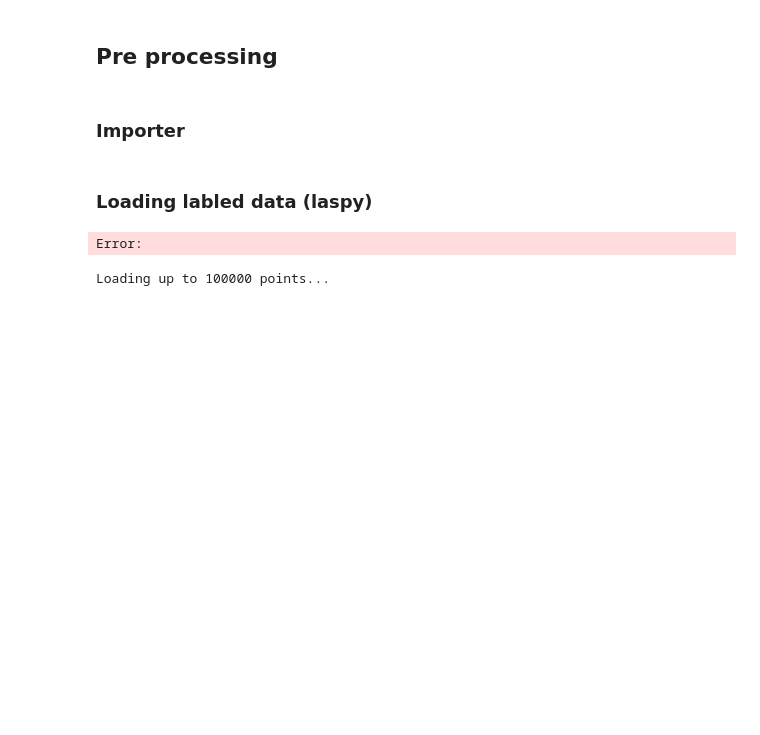
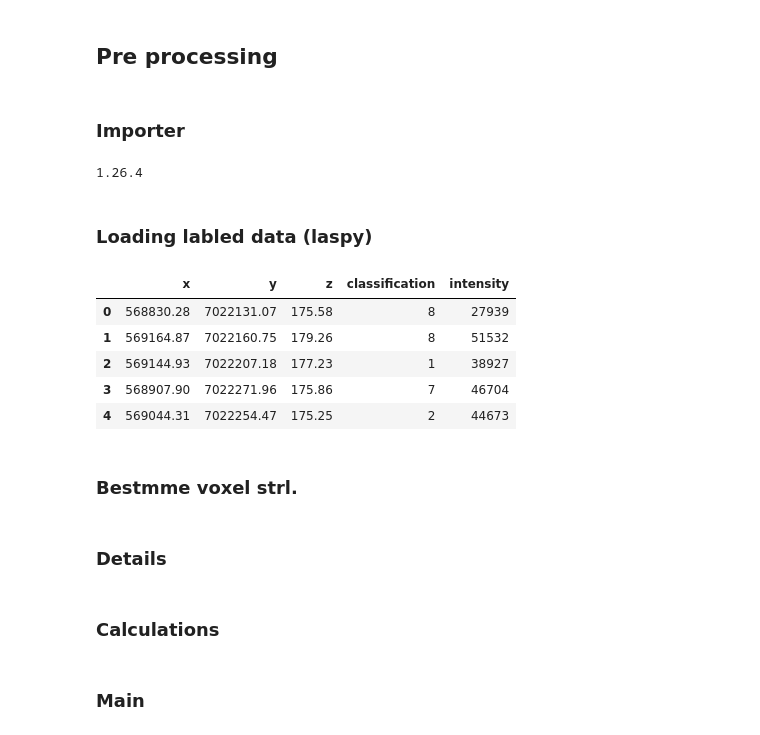
Before and after one commit to rebekk1110/3dFinalProject, a Jupyter notebook: main.ipynb, the cells around one changed output. Cells and saved outputs as stored; diff of their text form; code cells hidden in the pictures; blank space fills up the shorter version.

```diff
--- a/main.ipynb
+++ b/main.ipynb
@@ -16,4 +18,8 @@ from sklearn.metrics import classification_report
 import matplotlib.pyplot as plt
+# %%
+print(np.__version__)
+# %% [output]
+1.26.4
 # %% [markdown]
 ### Loading labled data (laspy)
 # %%
@@ -43,0 +48,11 @@ def load_point_cloud(file_path, max_points=None):
+# %%
+df.head()
+# %% [output]
+|  | x | y | z | classification | intensity |
+| 0 | 568830.28 | 7022131.07 | 175.58 | 8 | 27939 |
+| 1 | 569164.87 | 7022160.75 | 179.26 | 8 | 51532 |
+| 2 | 569144.93 | 7022207.18 | 177.23 | 1 | 38927 |
+| 3 | 568907.90 | 7022271.96 | 175.86 | 7 | 46704 |
+| 4 | 569044.31 | 7022254.47 | 175.25 | 2 | 44673 |
+# %% [markdown]
+### Bestmme voxel strl.
@@ -44,50 +61,8 @@ def load_point_cloud(file_path, max_points=None):
 # %%
-def df_to_o3d_point_cloud(df):
-    points = df[['x', 'y', 'z']].values
-    pcd = o3d.geometry.PointCloud()
-    pcd.points = o3d.utility.Vector3dVector(points)
-    return pcd
-
-# Step 3: Voxelize the Point Cloud using Open3D
-def voxelize_point_cloud(pcd, voxel_size=1.0):
-    # Apply voxelization
-    voxel_grid = o3d.geometry.VoxelGrid.create_from_point_cloud(pcd, voxel_size=voxel_size)
-    return voxel_grid
+voxel_size = 6
+points = df[['x', 'y', 'z']].values
+pcd = o3d.geometry.PointCloud()
+pcd.points = o3d.utility.Vector3dVector(points)
+voxel_grid = o3d.geometry.VoxelGrid.create_from_point_cloud(pcd, voxel_size=voxel_size)
-# %% [output]
-Error:
-# %%
-def main():
-    file_path = "data/cloud_final_kopi.las"
-
-    # Load a smaller subset of points
-    max_points = 10000  # Adjust this number based on your system's capabilities
-    start_time = time.time()
-
-    print(f"Loading up to {max_points} points...")
-    df = load_point_cloud(file_path, max_points=max_points)
-    print(f"Loaded {len(df)} points in {time.time() - start_time:.2f} seconds")
-
-    start_time = time.time()
-    pcd = df_to_o3d_point_cloud(df)
-    print(f"Converted to Open3D Point Cloud in {time.time() - start_time:.2f} seconds")
-
-    # Perform Voxelization with a larger voxel size
-    voxel_size = 5.0  # Increased voxel size for faster processing
-    start_time = time.time()
-    voxel_grid = voxelize_point_cloud(pcd, voxel_size)
-    print(f"Voxelization complete in {time.time() - start_time:.2f} seconds")
-
-    print("Number of voxels:", len(voxel_grid.get_voxels()))
-
-    # Save the voxel grid to a file
-    o3d.io.write_voxel_grid("voxel_grid.ply", voxel_grid)
-    print("Voxel grid saved to 'voxel_grid.ply'")
-
-    # Instead of visualizing, let's save the voxel grid to a file
-    # o3d.io.write_voxel_grid("voxel_grid.ply", voxel_grid)
-    #print("Voxel grid saved to 'voxel_grid.ply'")
-
-if __name__ == "__main__":
-    main()
-# %% [output]
-Loading up to 100000 points...
+# %% [markdown]
+### Details
@@ -93,0 +103,2 @@ Loading up to 100000 points...
+# %% [markdown]
+### Calculations
@@ -93,0 +153,2 @@ Loading up to 100000 points...
+# %% [markdown]
+### Main
```
Also changed, not shown: parts of 45 cells of this notebook, 42 other files.
